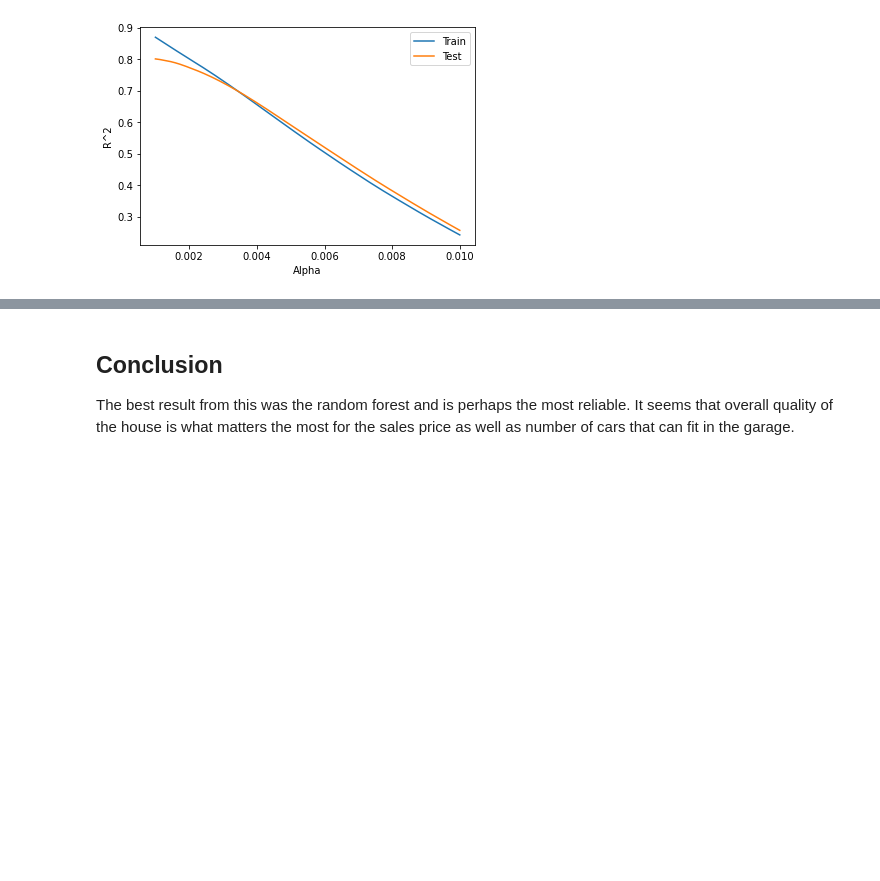
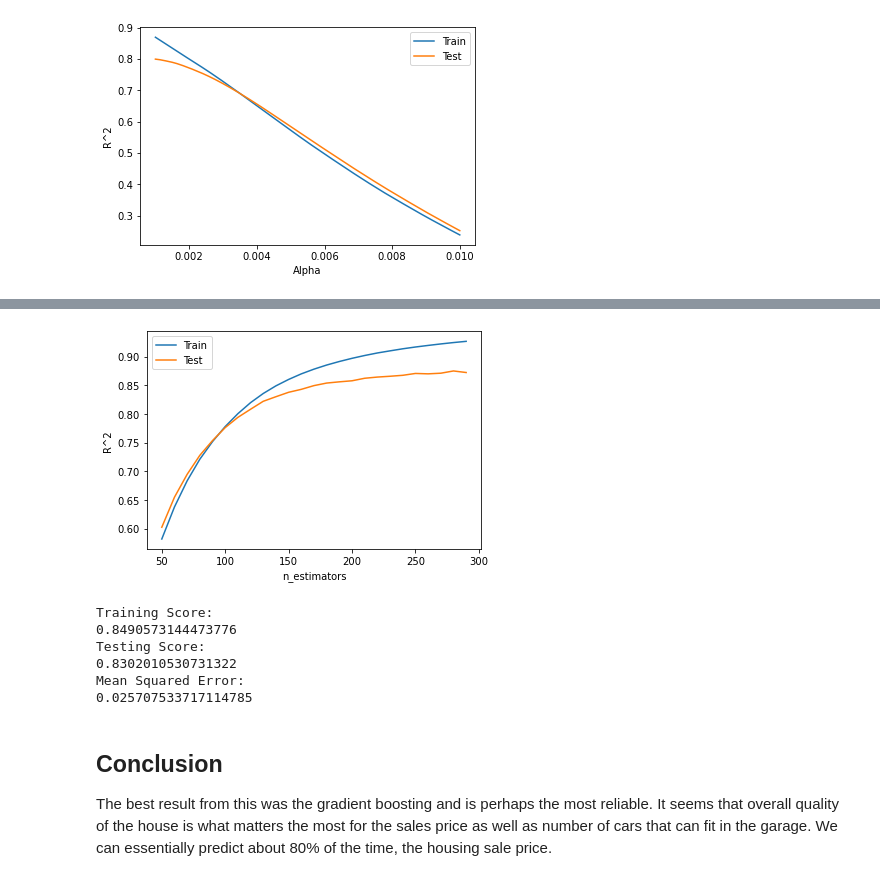
Before and after one commit to chasesariaslani/Machine_Learning_Project, a Jupyter notebook: Feature_Importances.ipynb, the cells around one changed output, grey strips where cells are left out. Saved outputs shown, nothing was run; the diff lists cells and outputs as text; code cells hidden in the pictures; blank space fills up the shorter version.

```diff
--- a/Feature_Importances.ipynb
+++ b/Feature_Importances.ipynb
@@ -313,3 +428,34 @@ Testing Score:
+# %%
+steps = range(50, 300, 10)
+R2_train = []
+R2_test = []
+for estimators in steps:
+    gbm.set_params(learning_rate=0.0150, max_depth=3, n_estimators=estimators)
+    gbm.fit(X_train, Y_train)
+    R2_train.append(gbm.score(X_train, Y_train))
+    R2_test.append(gbm.score(X_test, Y_test))
+# %%
+plt.plot(steps, R2_train)
+plt.plot(steps, R2_test)
+plt.legend(('Train', 'Test'))
+plt.xlabel('n_estimators')
+plt.ylabel('R^2')
+plt.show()
+# %% [output]
+[figure, added]
+# %%
+gbm.set_params(learning_rate=0.0150, max_depth=3, n_estimators=140)
+gbm.fit(X_train, Y_train)
+print('Training Score:', gbm.score(X_train, Y_train), sep='\n')
+print('Testing Score:', gbm.score(X_test, Y_test), sep='\n')
+print("Mean Squared Error:", mean_squared_error(Y_test, gbm.predict(X_test)), sep='\n')
+# %% [output]
+Training Score:
+0.8490573144473776
+Testing Score:
+0.8302010530731322
+Mean Squared Error:
+0.025707533717114785
 # %% [markdown]
 ## Conclusion
-The best result from this was the random forest and is perhaps the most reliable. It seems that overall quality of the house is what matters the most for the sales price as well as number of cars that can fit in the garage.
+The best result from this was the gradient boosting and is perhaps the most reliable. It seems that overall quality of the house is what matters the most for the sales price as well as number of cars that can fit in the garage. We can essentially predict about 80% of the time, the housing sale price.
```
Also changed, not shown: parts of 25 cells of this notebook.
